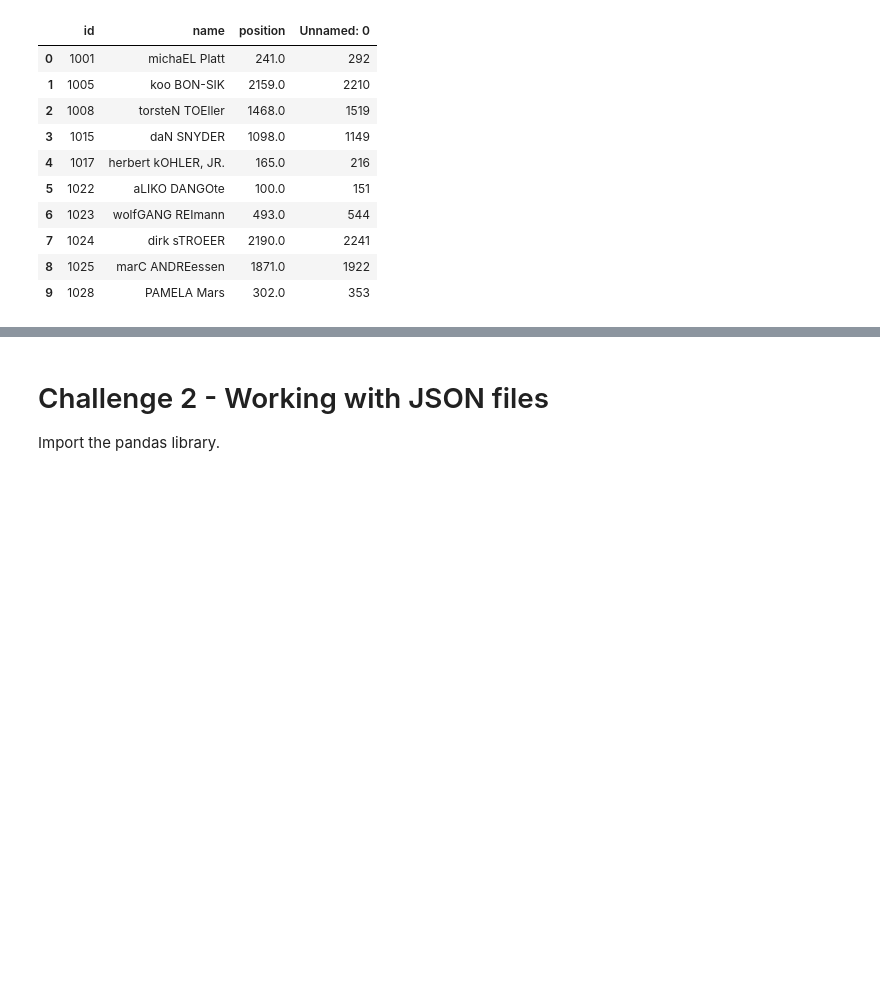
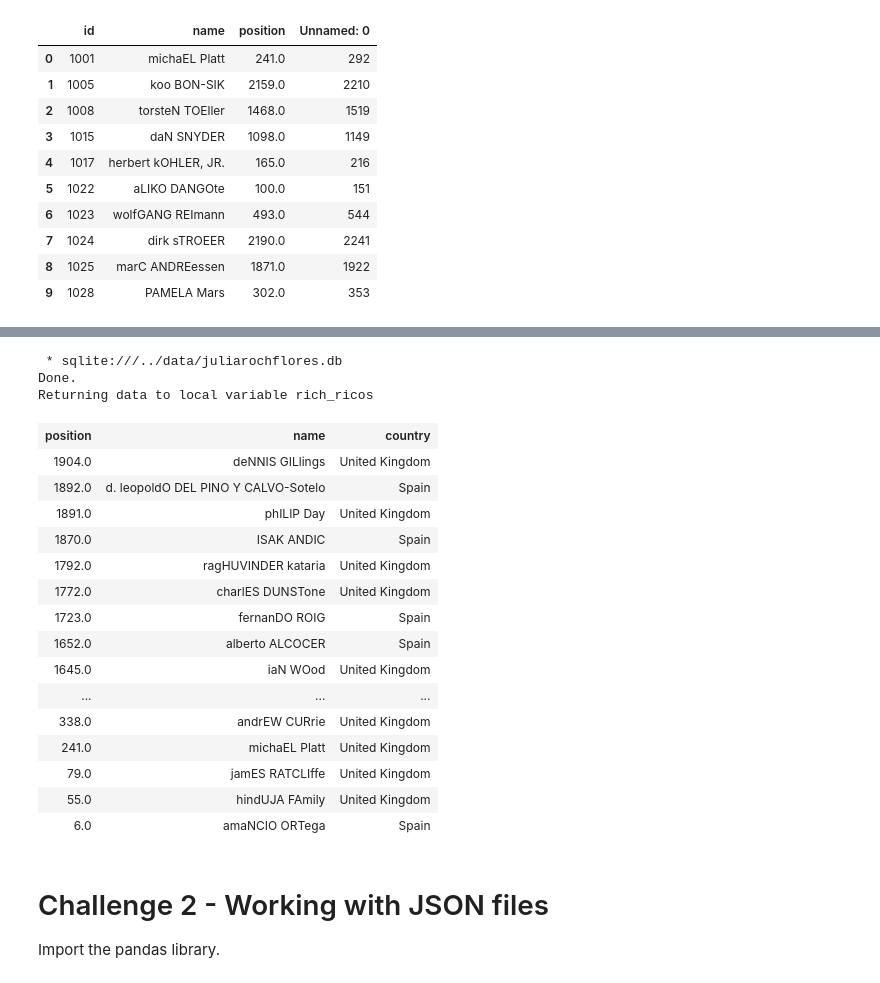
Before and after one commit to ta-data-mad/dataptmad0420, a Jupyter notebook: module-1/importing-exporting-data/your-code/main.ipynb, the cells around one changed output, grey strips where cells are left out. Drawn from its saved outputs; the diff is of its cells as text; code cells hidden in the pictures; blank space fills up the shorter version.

```diff
--- a/module-1/importing-exporting-data/your-code/main.ipynb
+++ b/module-1/importing-exporting-data/your-code/main.ipynb
@@ -113,3 +110,38 @@ ORDER BY titles_published DESC;
+# %%
+%%sql rich_ricos <<
+
+SELECT
+rank_info.position,
+rank_info.name,
+personal_info.country
+FROM rank_info
+JOIN personal_info
+    ON rank_info.id = personal_info.id
+WHERE country = 'Spain' or country = 'United Kingdom'
+ORDER BY position DESC;
+# %% [output]
+ * sqlite:///../data/juliarochflores.db
+Done.
+Returning data to local variable rich_ricos
+# %%
+rich_ricos
+# %% [output]
+| position | name | country |
+| 1904.0 | deNNIS GILlings | United Kingdom |
+| 1892.0 | d. leopoldO DEL PINO Y CALVO-Sotelo | Spain |
+| 1891.0 | phILIP Day | United Kingdom |
+| 1870.0 | ISAK ANDIC | Spain |
+| 1792.0 | ragHUVINDER kataria | United Kingdom |
+| 1772.0 | charlES DUNSTone | United Kingdom |
+| 1723.0 | fernanDO ROIG | Spain |
+| 1652.0 | alberto ALCOCER | Spain |
+| 1645.0 | iaN WOod | United Kingdom |
+| ... | ... | ... |
+| 338.0 | andrEW CURrie | United Kingdom |
+| 241.0 | michaEL Platt | United Kingdom |
+| 79.0 | jamES RATCLIffe | United Kingdom |
+| 55.0 | hindUJA FAmily | United Kingdom |
+| 6.0 | amaNCIO ORTega | Spain |
 # %% [markdown]
 # Challenge 2 - Working with JSON files
 
```
Also changed, not shown: parts of 6 cells of this notebook.
